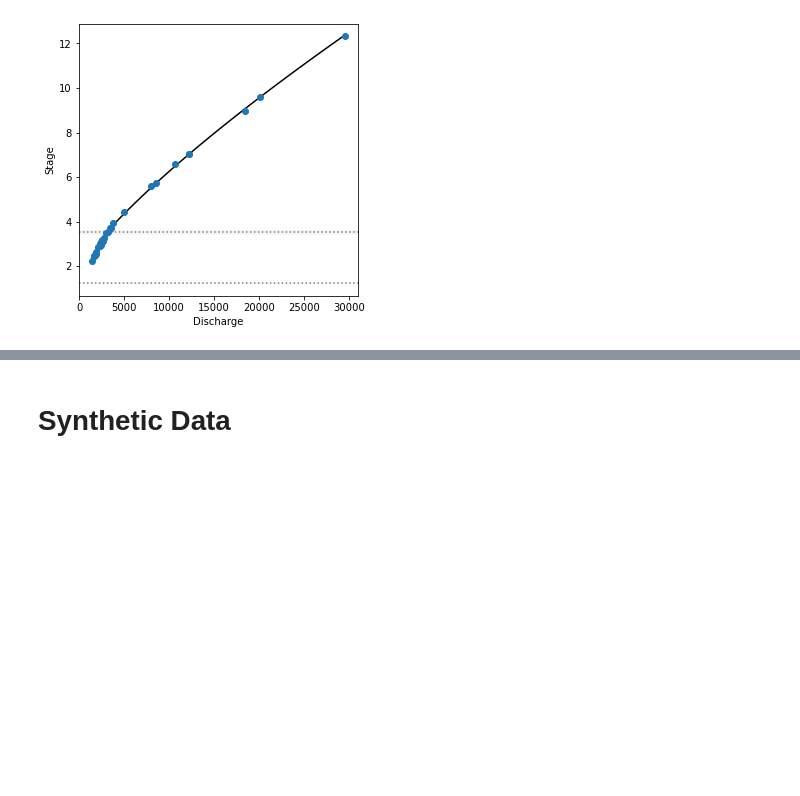
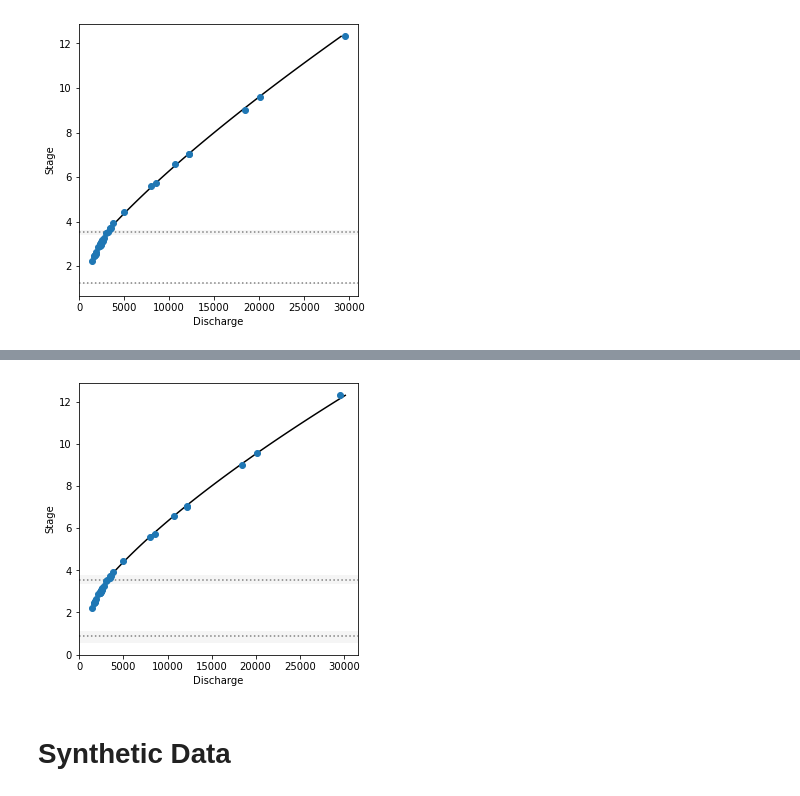
Before and after one commit to thodson-usgs/ratingcurve, a Jupyter notebook: notebooks/segmented_power_law_demo.ipynb, the cells around one changed output, grey strips where cells are left out. Cells and saved outputs as stored; diff of their text form; code cells hidden in the pictures; blank space fills up the shorter version.

Commit message:
Working on demo

```diff
--- a/notebooks/segmented_power_law_demo.ipynb
+++ b/notebooks/segmented_power_law_demo.ipynb
@@ -66,3 +98,8 @@ plot_power_law_rating2(powerrating,  trace, None)
 [figure]
 # %%
 # what happens if we choose a different number of segments?
+# %%
+# demo NUTS
+n = 4
+with powerrating:
+    trace = pm.sample(tune=2000, chains=n, cores=n, target_accept=0.95)
@@ -69,3 +115,7 @@ plot_power_law_rating2(powerrating,  trace, None)
+# %%
+plot_power_law_rating2(powerrating,  trace, None)
+# %% [output]
+[figure, added]
 # %% [markdown]
 # Synthetic Data
 # %%
```
Also changed, not shown: parts of 15 cells of this notebook, 12 other files.
